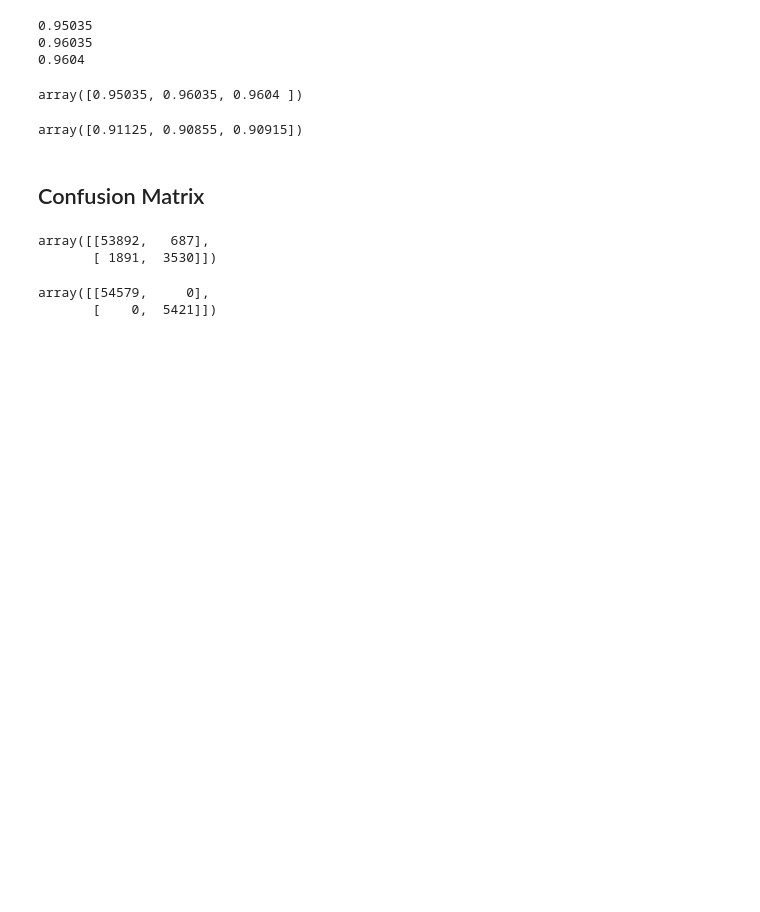
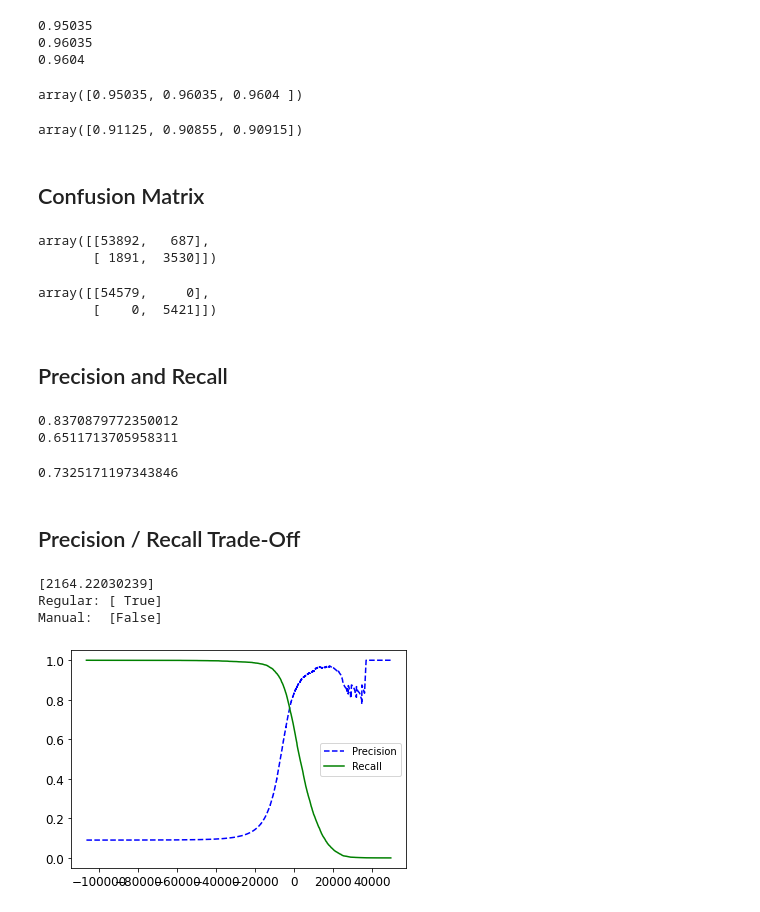
Before and after one commit to ncerdan/HandsOnML, a Jupyter notebook: 03_Classification.ipynb, the cells around one changed output. Cells and saved outputs as stored; diff of their text form; code cells hidden in the pictures; blank space fills up the shorter version.

```diff
--- a/03_Classification.ipynb
+++ b/03_Classification.ipynb
@@ -184,3 +184,56 @@ confusion_matrix(y_train_5, y_train_perfect_pred)
 # %% [output]
 array([[54579,     0],
        [    0,  5421]])
+# %% [markdown]
+## Precision and Recall
+# %%
+from sklearn.metrics import recall_score, precision_score
+print(precision_score(y_train_5, y_train_pred))     # percentage of how many classified 5's are actually 5's
+print(recall_score(y_train_5, y_train_pred))        # percentage of how many actual 5's are classified as 5's
+# %% [output]
+0.8370879772350012
+0.6511713705958311
+# %%
+# F_1 score combines the two together
+from sklearn.metrics import f1_score
+print(f1_score(y_train_5, y_train_pred))
+# %% [output]
+0.7325171197343846
+# %% [markdown]
+## Precision / Recall Trade-Off
+# %%
+# low threshold  --> high recall, low precision
+# high threshold --> low recall, high precision
+
+# sklearn does not let you control threshold, but you can manually get score and use your own threshold
+# SGDClassifier uses threshold of 0
+y_scores = sgd_clf.decision_function([some_digit])
+print(y_scores)
+threshold1 = 0
+threshold2 = 2400
+print('Regular:', (y_scores > threshold1))
+print('Manual: ', (y_scores > threshold2))
+# %% [output]
+[2164.22030239]
+Regular: [ True]
+Manual:  [False]
+# %%
+# how to find good threshold:
+# sets method='decision_function' so it returns decision scores instead of predictions
+y_scores = cross_val_predict(sgd_clf, X_train, y_train_5, cv=3,
+                             method='decision_function')
+
+# compute precision and recall for all thresholds
+from sklearn.metrics import precision_recall_curve
+precisions, recalls, thresholds = precision_recall_curve(y_train_5, y_scores)
+
+# plot to analyze
+def plot_precision_recall_vs_threshold(precisions, recalls, thresholds):
+    plt.plot(thresholds, precisions[:-1], 'b--', label='Precision')
+    plt.plot(thresholds, recalls[:-1], 'g-', label='Recall')
+    plt.legend()
+
+plot_precision_recall_vs_threshold(precisions, recalls, thresholds)
+plt.show()
+# %% [output]
+[figure, added]
```
Also changed, not shown: parts of 8 cells of this notebook.
